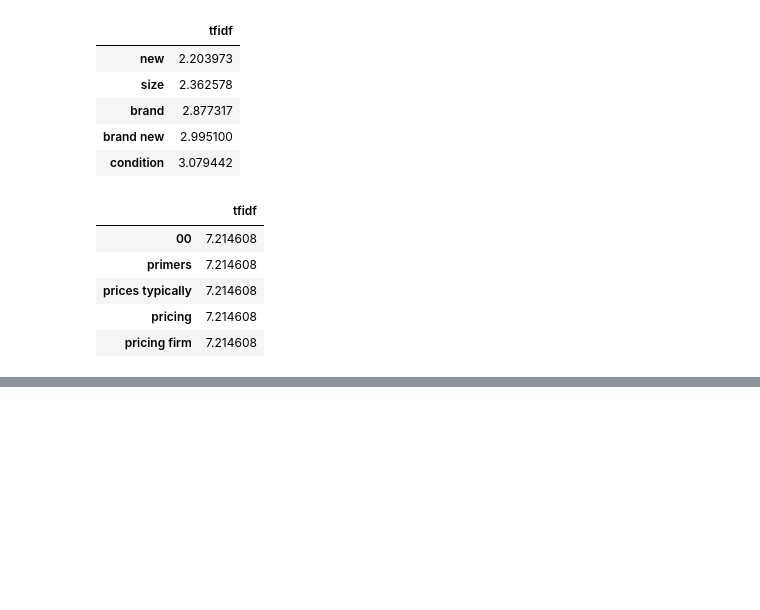
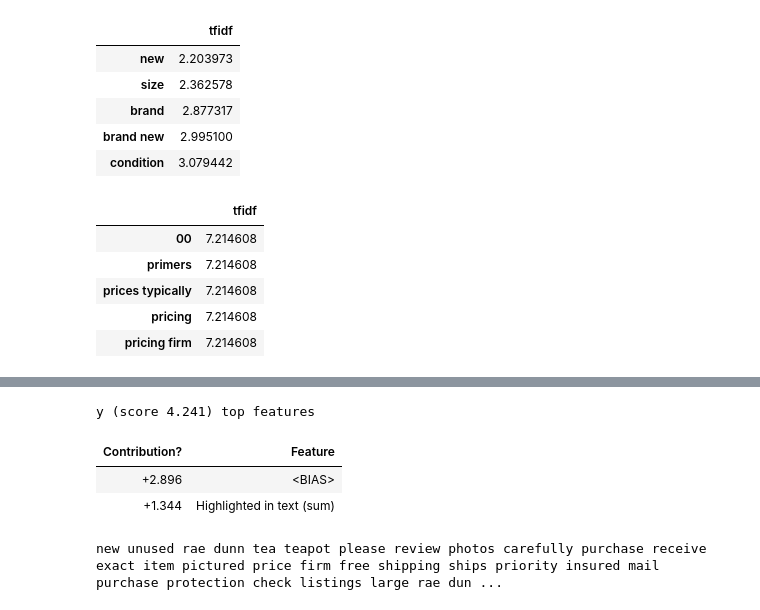
Before and after one commit to ann364/MercariPriceRecommendation, a Jupyter notebook: NLP_Mercari_PriceRecommendation.ipynb, the cells around one changed output, grey strips where cells are left out. Drawn from its saved outputs; the diff is of its cells as text; code cells hidden in the pictures; blank space fills up the shorter version.

```diff
--- a/NLP_Mercari_PriceRecommendation.ipynb
+++ b/NLP_Mercari_PriceRecommendation.ipynb
@@ -510,0 +623,8 @@ sparse_merge = hstack((X_dummies, X_description, X_brand, X_name, X_category_mai
+# %%
+eli5.show_prediction(clf, doc=X_train['item_description'][200], vec=vec)
+# %% [output]
+y (score 4.241) top features
+| Contribution? | Feature |
+| +2.896 | <BIAS> |
+| +1.344 | Highlighted in text (sum) |
+new unused rae dunn tea teapot please review photos carefully purchase receive exact item pictured price firm free shipping ships priority insured mail purchase protection check listings large rae dun ...
```
Also changed, not shown: parts of 46 cells of this notebook.
